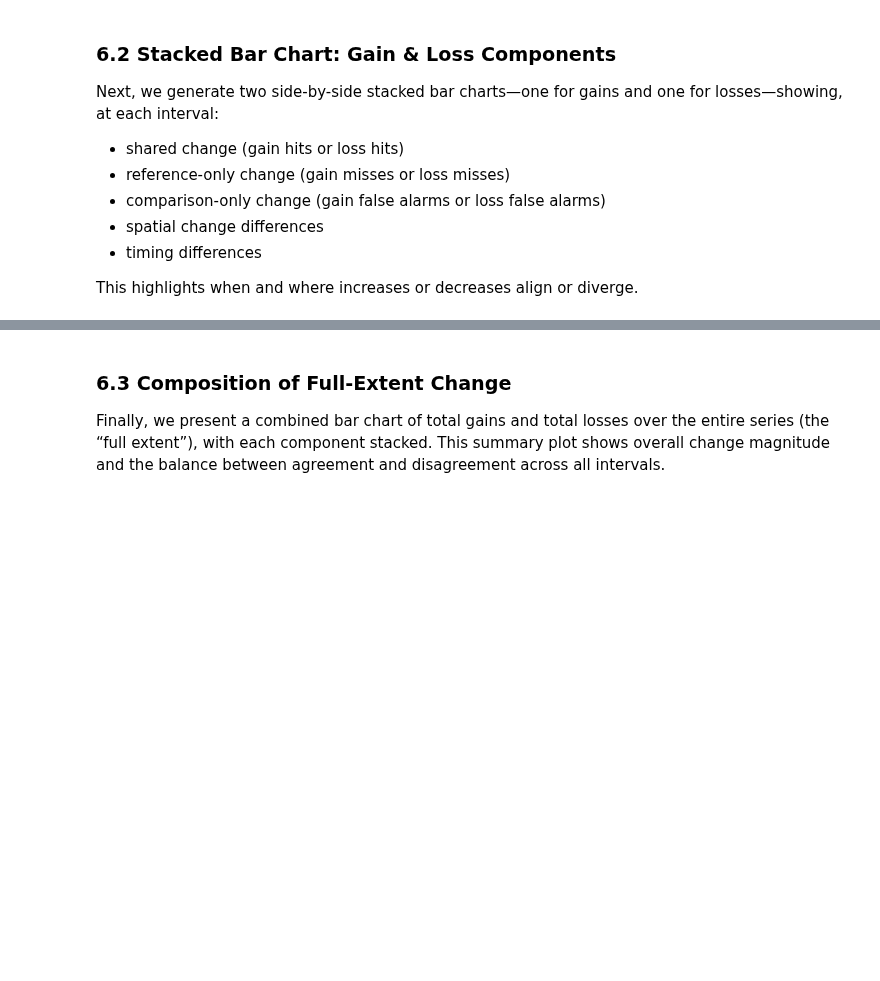
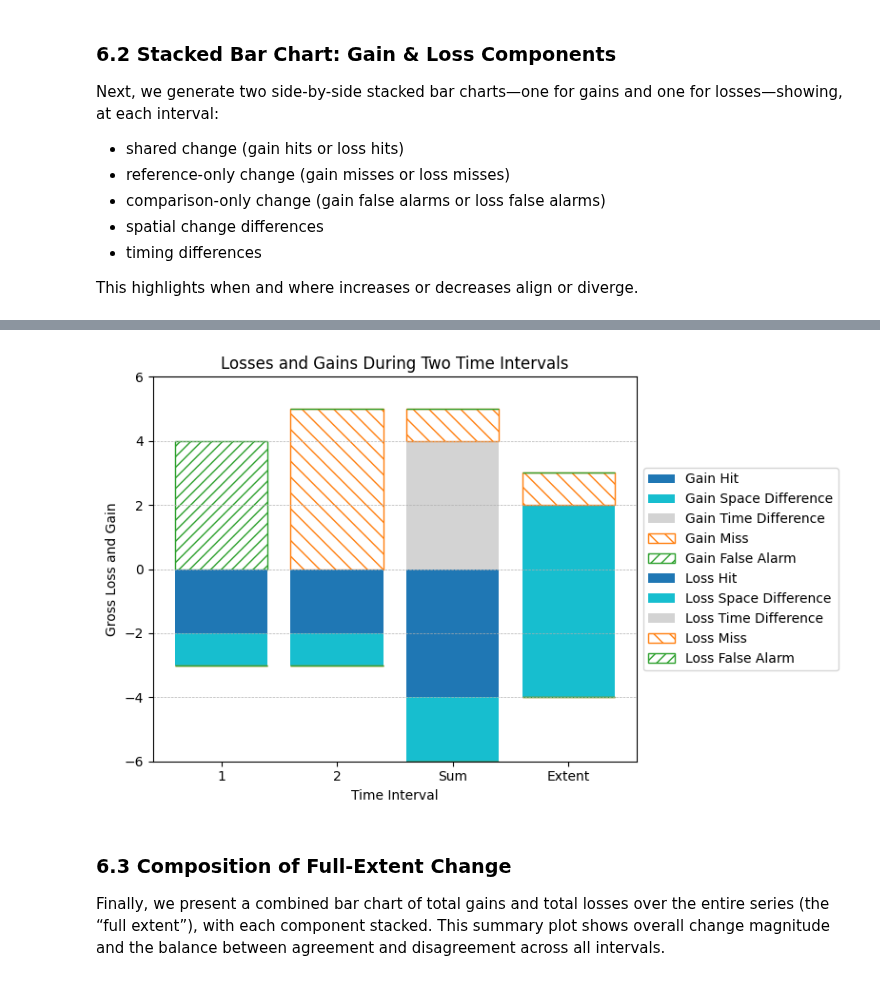
Before and after one commit to antoniovfonseca/compare-time-series, a Jupyter notebook: comparison-time-series1.ipynb, the cells around one changed output, grey strips where cells are left out. Saved outputs shown, nothing was run; the diff lists cells and outputs as text; code cells hidden in the pictures; blank space fills up the shorter version.

```diff
--- a/comparison-time-series1.ipynb
+++ b/comparison-time-series1.ipynb
@@ -899,3 +881,72 @@ This highlights when and where increases or decreases align or diverge.
+# %%
+# Section 6.2: Losses and Gains During Time Intervals (1, 2, Sum, Extent)
+
+import numpy as np
+import matplotlib.pyplot as plt
+
+# ==== hard‐coded results from the toy‐data example ====
+# Gains (positive)
+gain_hit           = np.array([0, 0, 0, 0])
+gain_space_diff    = np.array([0, 0, 0, 2])
+gain_time_diff     = np.array([0, 0, 4, 0])
+gain_miss          = np.array([0, 5, 1, 1])
+gain_false_alarm   = np.array([4, 0, 0, 0])
+
+# Losses (negative)
+loss_hit           = -np.array([2, 2, 4, 0])
+loss_space_diff    = -np.array([1, 1, 2, 4])
+loss_time_diff     = -np.array([0, 0, 0, 0])
+loss_miss          = -np.array([0, 0, 0, 0])
+loss_false_alarm   = -np.array([0, 0, 0, 0])
+
+# Build x axis
+categories = ['1', '2', 'Sum', 'Extent']
+x = np.arange(len(categories))
+
+fig, ax = plt.subplots(figsize=(8, 5))
+
+# === plot gains ===
+bottom = np.zeros_like(gain_hit, dtype=int)
+ax.bar(x, gain_hit,         bottom=bottom,                 label='Gain Hit',              color='tab:blue')
+bottom += gain_hit
+ax.bar(x, gain_space_diff,  bottom=bottom,                 label='Gain Space Difference',  color='tab:cyan')
+bottom += gain_space_diff
+ax.bar(x, gain_time_diff,   bottom=bottom,                 label='Gain Time Difference',   color='lightgray')
+bottom += gain_time_diff
+ax.bar(x, gain_miss,        bottom=bottom,                 label='Gain Miss',              facecolor='white', edgecolor='tab:orange', hatch='\\\\')
+bottom += gain_miss
+ax.bar(x, gain_false_alarm, bottom=bottom,                 label='Gain False Alarm',       facecolor='white', edgecolor='tab:green', hatch='///')
+
+# === plot losses ===
+bottom = np.zeros_like(loss_hit, dtype=int)
+ax.bar(x, loss_hit,         bottom=bottom,                 label='Loss Hit',              color='tab:blue')
+bottom += loss_hit
+ax.bar(x, loss_space_diff,  bottom=bottom,                 label='Loss Space Difference',  color='tab:cyan')
+bottom += loss_space_diff
+ax.bar(x, loss_time_diff,   bottom=bottom,                 label='Loss Time Difference',   color='lightgray')
+bottom += loss_time_diff
+ax.bar(x, loss_miss,        bottom=bottom,                 label='Loss Miss',              facecolor='white', edgecolor='tab:orange', hatch='\\\\')
+bottom += loss_miss
+ax.bar(x, loss_false_alarm, bottom=bottom,                 label='Loss False Alarm',       facecolor='white', edgecolor='tab:green',  hatch='///')
+
+# === formatting ===
+ax.set_xticks(x)
+ax.set_xticklabels(categories)
+ax.set_xlabel('Time Interval')
+ax.set_ylabel('Gross Loss and Gain')
+ax.set_title('Losses and Gains During Two Time Intervals')
+ax.grid(axis='y', linestyle='--', linewidth=0.5)
+
+# y‐limits from −6 to +6 to match the paper
+ax.set_ylim(-6, 6)
+
+# legend outside on the right
+ax.legend(loc='center left', bbox_to_anchor=(1, 0.5))
+
+plt.tight_layout()
+plt.show()
+# %% [output]
+[figure, added]
 # %% [markdown]
 ### 6.3 Composition of Full-Extent Change
 Finally, we present a combined bar chart of total gains and total losses over the entire series (the “full extent”), with each component stacked. This summary plot shows overall change magnitude and the balance between agreement and disagreement across all intervals.
```
Also changed, not shown: parts of 17 cells of this notebook.
